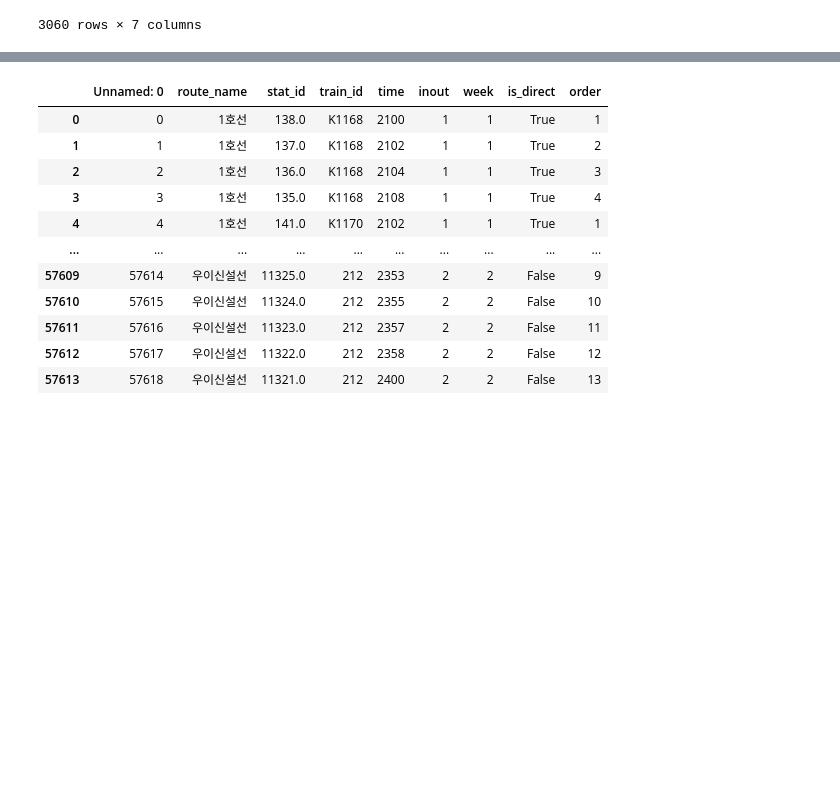
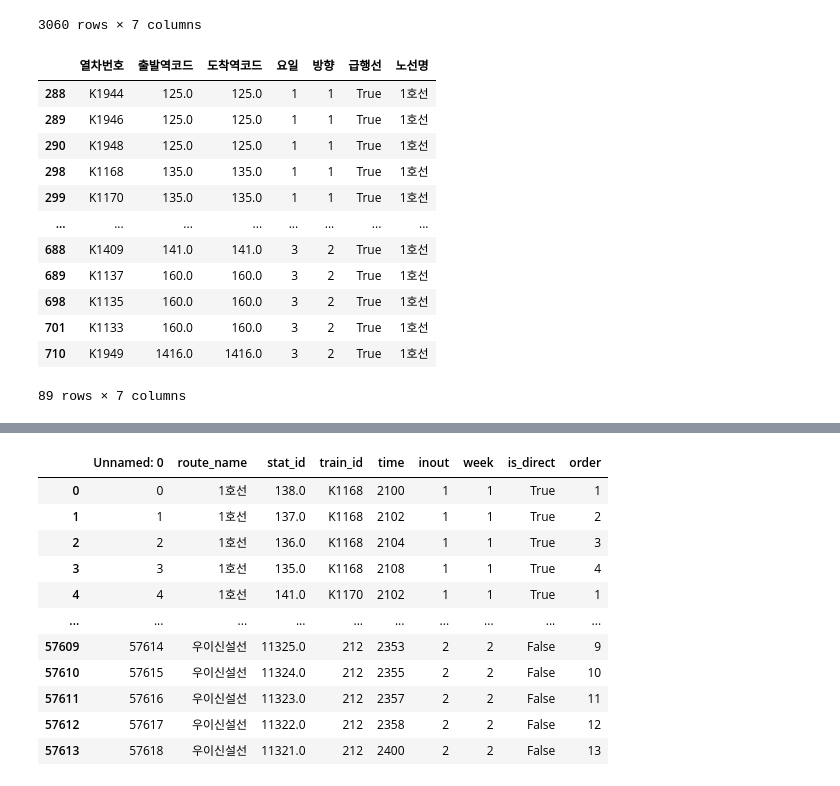
Before and after one commit to 23-1-CauCapstone-Team3/DataPreprocessing, a Jupyter notebook: train/seoul.ipynb, the cells around one changed output, grey strips where cells are left out. Cells and saved outputs as stored; diff of their text form; code cells hidden in the pictures; blank space fills up the shorter version.

```diff
--- a/train/seoul.ipynb
+++ b/train/seoul.ipynb
@@ -453,8 +469,8 @@ timetable.to_csv("../train/timetable/result_total_timetable_seoul_0605.csv")
 # %%
-# result_route = result_route.drop_duplicates()
-# result_route = result_route.reset_index(drop=True)
+result_route = result_route.drop_duplicates()
+result_route = result_route.reset_index(drop=True)
 
-# result_route
+result_route
 # %% [output]
 |  | 열차번호 | 출발역코드 | 도착역코드 | 요일 | 방향 | 급행선 | 노선명 |
 | 0 | K5144 | 1300.0 | 1629.0 | 1 | 1 | False | 경의중앙선 |
@@ -473,0 +488,16 @@ timetable.to_csv("../train/timetable/result_total_timetable_seoul_0605.csv")
+# %%
+result_route[(result_route["급행선"] == True) & (result_route["노선명"] == "1호선")]
+# %% [output]
+|  | 열차번호 | 출발역코드 | 도착역코드 | 요일 | 방향 | 급행선 | 노선명 |
+| 288 | K1944 | 125.0 | 125.0 | 1 | 1 | True | 1호선 |
+| 289 | K1946 | 125.0 | 125.0 | 1 | 1 | True | 1호선 |
+| 290 | K1948 | 125.0 | 125.0 | 1 | 1 | True | 1호선 |
+| 298 | K1168 | 135.0 | 135.0 | 1 | 1 | True | 1호선 |
+| 299 | K1170 | 135.0 | 135.0 | 1 | 1 | True | 1호선 |
+| ... | ... | ... | ... | ... | ... | ... | ... |
+| 688 | K1409 | 141.0 | 141.0 | 3 | 2 | True | 1호선 |
+| 689 | K1137 | 160.0 | 160.0 | 3 | 2 | True | 1호선 |
+| 698 | K1135 | 160.0 | 160.0 | 3 | 2 | True | 1호선 |
+| 701 | K1133 | 160.0 | 160.0 | 3 | 2 | True | 1호선 |
+| 710 | K1949 | 1416.0 | 1416.0 | 3 | 2 | True | 1호선 |
+89 rows × 7 columns
```
Also changed, not shown: parts of 16 cells of this notebook, 2 other files.
